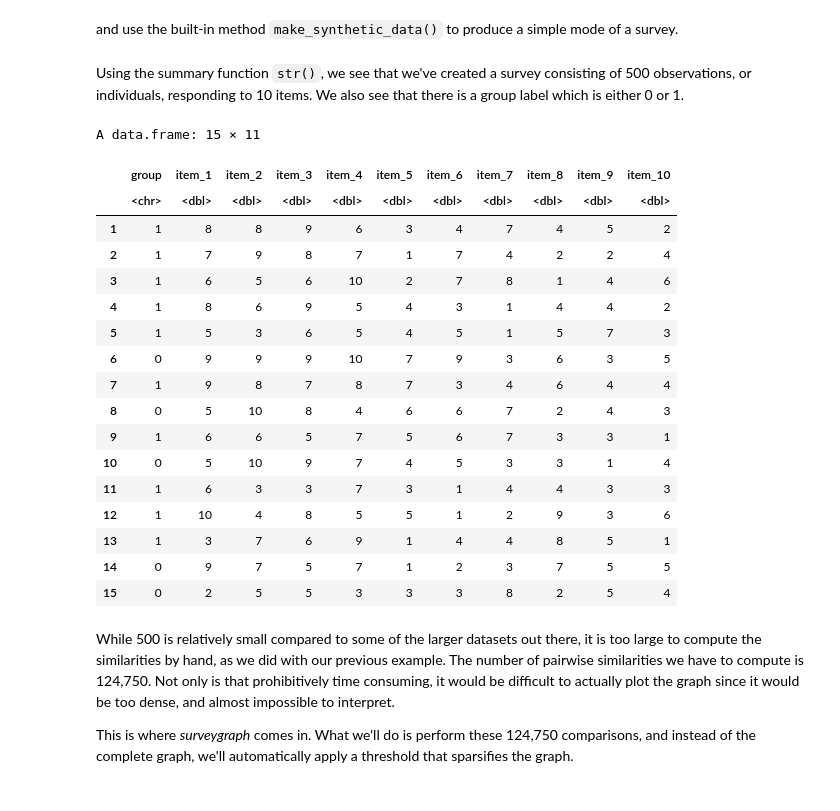
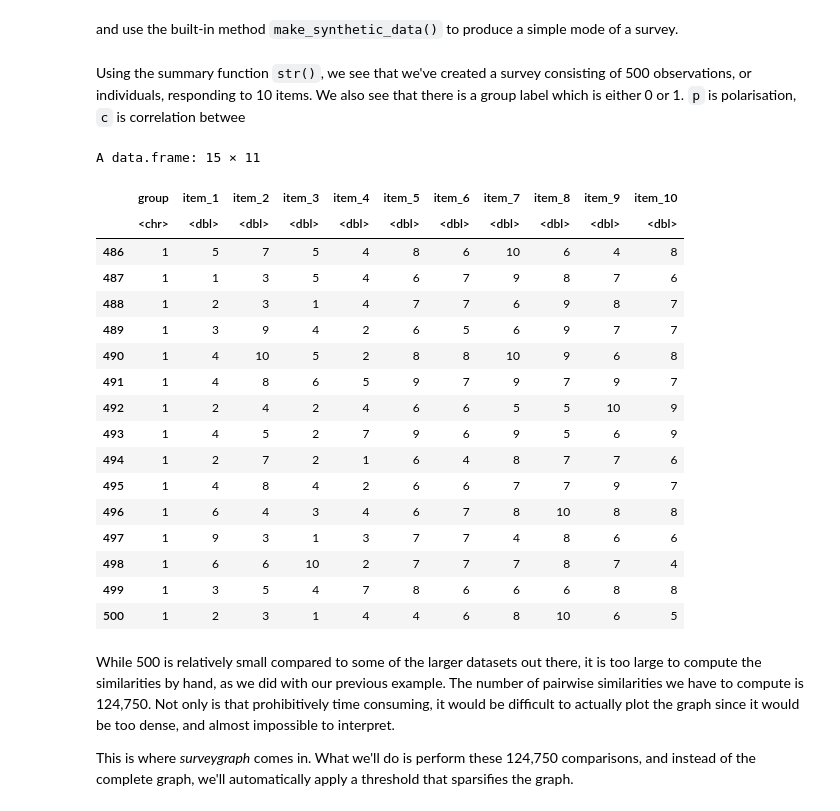
Before and after one commit to surveygraph/surveygraph-tutorials, a Jupyter notebook: graphs-from-surveys.ipynb, the cells around one changed output. Drawn from its saved outputs; the diff is of its cells as text; code cells hidden in the pictures.

```diff
--- a/graphs-from-surveys.ipynb
+++ b/graphs-from-surveys.ipynb
@@ -187,30 +187,30 @@ library('surveygraph')
 # %% [markdown]
 and use the built-in method `make_synthetic_data()` to produce a simple mode of a survey.
 # %%
-S <- make_synthetic_data(nrow=500, ncol=10, p=0.22, c=0.5)
+S <- make_synthetic_data(nrow=500, ncol=10, p=0.22, c=0.9)
 # %% [markdown]
-Using the summary function `str()`, we see that we've created a survey consisting of 500 observations, or individuals, responding to 10 items. We also see that there is a group label which is either 0 or 1.
+Using the summary function `str()`, we see that we've created a survey consisting of 500 observations, or individuals,  responding to 10 items. We also see that there is a group label which is either 0 or 1.  `p` is polarisation, `c` is correlation betwee
 # %%
-head(S,15)
+tail(S,15)
 # %% [output]
 A data.frame: 15 × 11
 |  | group | item_1 | item_2 | item_3 | item_4 | item_5 | item_6 | item_7 | item_8 | item_9 | item_10 |
 |  | <chr> | <dbl> | <dbl> | <dbl> | <dbl> | <dbl> | <dbl> | <dbl> | <dbl> | <dbl> | <dbl> |
-| 1 | 1 | 8 | 8 | 9 | 6 | 3 | 4 | 7 | 4 | 5 | 2 |
-| 2 | 1 | 7 | 9 | 8 | 7 | 1 | 7 | 4 | 2 | 2 | 4 |
-| 3 | 1 | 6 | 5 | 6 | 10 | 2 | 7 | 8 | 1 | 4 | 6 |
-| 4 | 1 | 8 | 6 | 9 | 5 | 4 | 3 | 1 | 4 | 4 | 2 |
-| 5 | 1 | 5 | 3 | 6 | 5 | 4 | 5 | 1 | 5 | 7 | 3 |
-| 6 | 0 | 9 | 9 | 9 | 10 | 7 | 9 | 3 | 6 | 3 | 5 |
-| 7 | 1 | 9 | 8 | 7 | 8 | 7 | 3 | 4 | 6 | 4 | 4 |
-| 8 | 0 | 5 | 10 | 8 | 4 | 6 | 6 | 7 | 2 | 4 | 3 |
-| 9 | 1 | 6 | 6 | 5 | 7 | 5 | 6 | 7 | 3 | 3 | 1 |
-| 10 | 0 | 5 | 10 | 9 | 7 | 4 | 5 | 3 | 3 | 1 | 4 |
-| 11 | 1 | 6 | 3 | 3 | 7 | 3 | 1 | 4 | 4 | 3 | 3 |
-| 12 | 1 | 10 | 4 | 8 | 5 | 5 | 1 | 2 | 9 | 3 | 6 |
-| 13 | 1 | 3 | 7 | 6 | 9 | 1 | 4 | 4 | 8 | 5 | 1 |
-| 14 | 0 | 9 | 7 | 5 | 7 | 1 | 2 | 3 | 7 | 5 | 5 |
-| 15 | 0 | 2 | 5 | 5 | 3 | 3 | 3 | 8 | 2 | 5 | 4 |
+| 486 | 1 | 5 | 7 | 5 | 4 | 8 | 6 | 10 | 6 | 4 | 8 |
+| 487 | 1 | 1 | 3 | 5 | 4 | 6 | 7 | 9 | 8 | 7 | 6 |
+| 488 | 1 | 2 | 3 | 1 | 4 | 7 | 7 | 6 | 9 | 8 | 7 |
+| 489 | 1 | 3 | 9 | 4 | 2 | 6 | 5 | 6 | 9 | 7 | 7 |
+| 490 | 1 | 4 | 10 | 5 | 2 | 8 | 8 | 10 | 9 | 6 | 8 |
+| 491 | 1 | 4 | 8 | 6 | 5 | 9 | 7 | 9 | 7 | 9 | 7 |
+| 492 | 1 | 2 | 4 | 2 | 4 | 6 | 6 | 5 | 5 | 10 | 9 |
+| 493 | 1 | 4 | 5 | 2 | 7 | 9 | 6 | 9 | 5 | 6 | 9 |
+| 494 | 1 | 2 | 7 | 2 | 1 | 6 | 4 | 8 | 7 | 7 | 6 |
+| 495 | 1 | 4 | 8 | 4 | 2 | 6 | 6 | 7 | 7 | 9 | 7 |
+| 496 | 1 | 6 | 4 | 3 | 4 | 6 | 7 | 8 | 10 | 8 | 8 |
+| 497 | 1 | 9 | 3 | 1 | 3 | 7 | 7 | 4 | 8 | 6 | 6 |
+| 498 | 1 | 6 | 6 | 10 | 2 | 7 | 7 | 7 | 8 | 7 | 4 |
+| 499 | 1 | 3 | 5 | 4 | 7 | 8 | 6 | 6 | 6 | 8 | 8 |
+| 500 | 1 | 2 | 3 | 1 | 4 | 4 | 6 | 8 | 10 | 6 | 5 |
 # %% [markdown]
 While 500 is relatively small compared to some of the larger datasets out there, it is too large to compute the similarities by hand, as we did with our previous example. The number of pairwise similarities we have to compute is 124,750. Not only is that prohibitively time consuming, it would be difficult to actually plot the graph since it would be too dense, and almost impossible to interpret.
 
```
Also changed, not shown: parts of 5 cells of this notebook.
